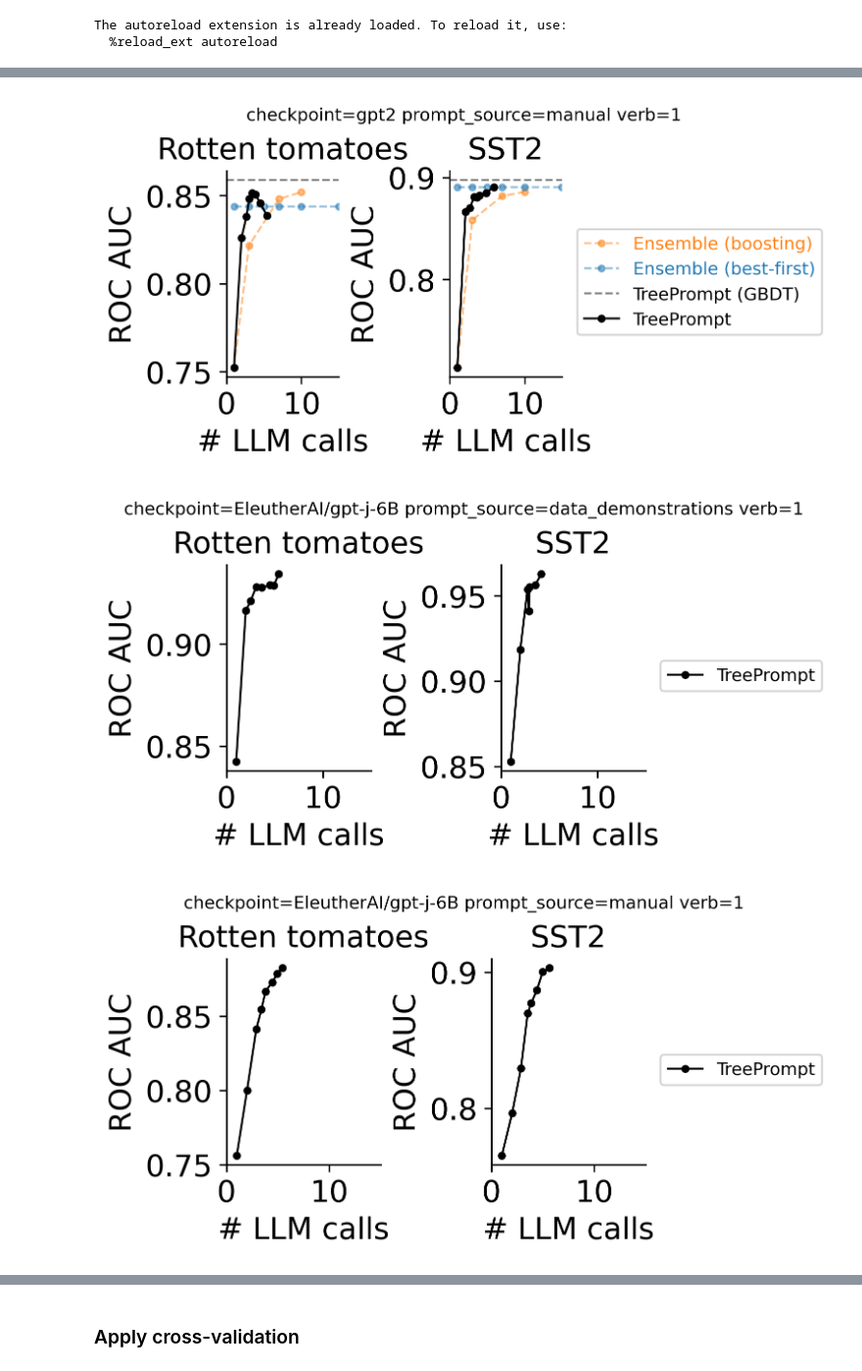
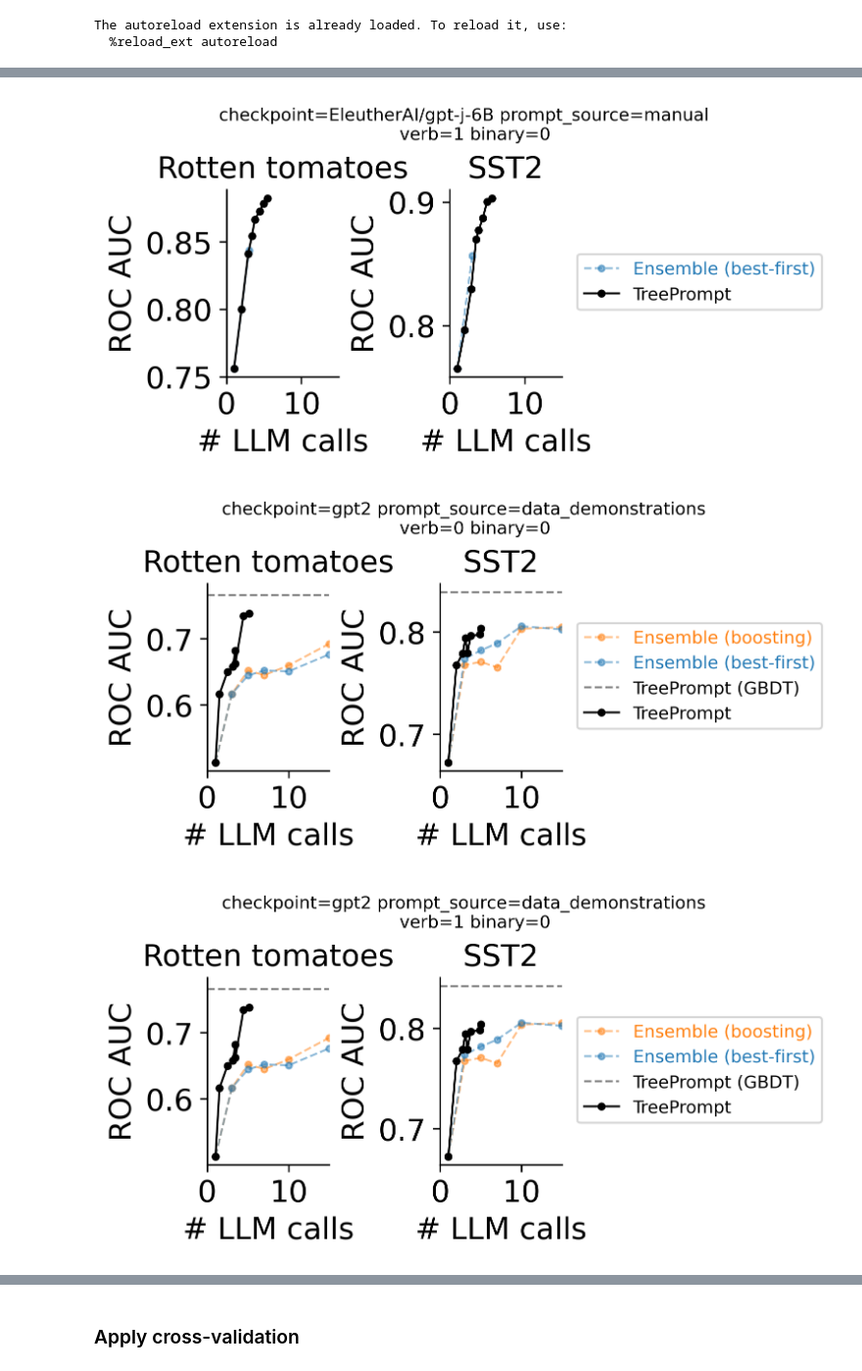
Before and after one commit to csinva/tree-prompt, a Jupyter notebook: notebooks/01_model_results.ipynb, the cells around one changed output, grey strips where cells are left out. Shown at 98% size. Saved outputs shown, nothing was run; the diff lists cells and outputs as text; code cells hidden in the pictures.

Commit message:
add ffb datasets

```diff
--- a/notebooks/01_model_results.ipynb
+++ b/notebooks/01_model_results.ipynb
@@ -53,28 +53,33 @@ ravg = (
 The autoreload extension is already loaded. To reload it, use:
   %reload_ext autoreload
 # %%
-for checkpoint in r['checkpoint'].unique():
-    for prompt_source in r['prompt_source'].unique():
-        for verbalizer_num in r['verbalizer_num'].unique():
+groupings = ['checkpoint', 'prompt_source', 'verbalizer_num', 'binary_classification']
+# for checkpoint in r['checkpoint'].unique():
+#     for prompt_source in r['prompt_source'].unique():
+#         for verbalizer_num in r['verbalizer_num'].unique():
+#             for binary_classification in r['']
 
-            rcurve = ravg[ravg.checkpoint == checkpoint]
-            rcurve = rcurve[rcurve.prompt_source == prompt_source]
-            rcurve = rcurve[rcurve.verbalizer_num == verbalizer_num]
-            if len(rcurve) > 0:
-                rcurve = rcurve.sort_values(by=['dataset_name', 'model_name', 'mean_llm_calls'])
+#             rcurve = ravg[ravg.checkpoint == checkpoint]
+#             rcurve = rcurve[rcurve.prompt_source == prompt_source]
+#             rcurve = rcurve[rcurve.verbalizer_num == verbalizer_num]
+for k, rcurve in ravg.groupby(groupings):
+    # if len(rcurve) > 0:
+    rcurve = rcurve.sort_values(by=['dataset_name', 'model_name', 'mean_llm_calls'])
 
-                groupings = ['model_name', 'max_features', 'ngrams',
-                            'refinement_strategy', 'use_llm_prompt_context', 'use_stemming']
-                metric = 'roc_auc'
-                # metric = 'accuracy'
-                x = 'mean_llm_calls'                # x = 'num_prompts'
+    groupings = ['model_name', 'max_features', 'ngrams',
+                'refinement_strategy', 'use_llm_prompt_context', 'use_stemming']
+    metric = 'roc_auc'
+    # metric = 'accuracy'
+    x = 'mean_llm_calls'                # x = 'num_prompts'
 
-                viz.plot_perf_curves_individual(rcurve, x=x, xlim=15)
-                plt.suptitle(f'checkpoint={checkpoint} prompt_source={prompt_source} verb={verbalizer_num}', fontsize='xx-small')
-                # plt.suptitle(f'{prompt_source} prompts', fontsize='x-small')
-                # plt.show()
-                # plt.tight_layout()
-                # plt.show()
+    viz.plot_perf_curves_individual(rcurve, x=x, xlim=15)
+    x = rcurve.iloc[0]
+    plt.suptitle(f'''checkpoint={x.checkpoint} prompt_source={x.prompt_source}
+    verb={x.verbalizer_num} binary={x.binary_classification}''', fontsize='xx-small')
+    # plt.suptitle(f'{prompt_source} prompts', fontsize='x-small')
+    # plt.show()
+    # plt.tight_layout()
+    # plt.show()
 
 # viz.save_figs_to_single_pdf("all_results.pdf")
 # %% [output]
@@ -83,3 +88,3 @@ for checkpoint in r['checkpoint'].unique():
-[figure, old version]
+[figure, new version]
-[figure, old version]
+[figure, new version]
-[figure, old version]
+[figure, new version]
```
Also changed, not shown: parts of 1 cell of this notebook, 4 other files.
